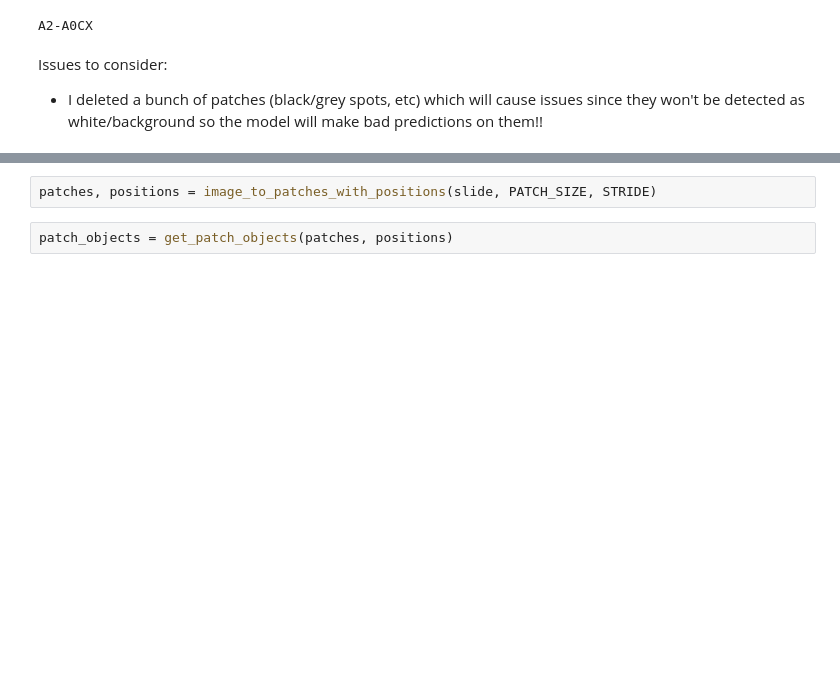
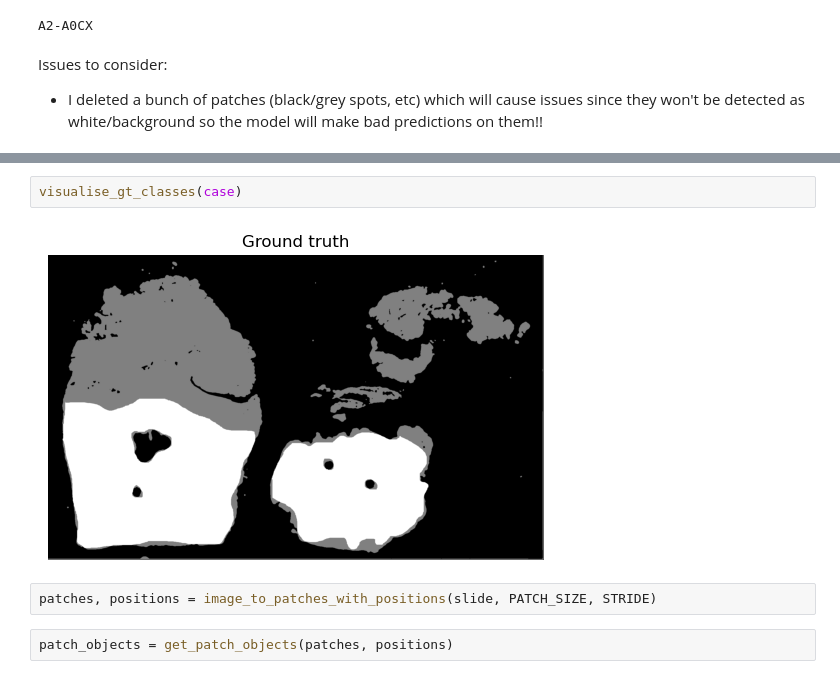
Before and after one commit to Alexandra-Smith/masters, a Jupyter notebook: notebooks/11-heatmaps.ipynb, the cells around one changed output, grey strips where cells are left out. Drawn from its saved outputs; the diff is of its cells as text; blank space fills up the shorter version.

```diff
--- a/notebooks/11-heatmaps.ipynb
+++ b/notebooks/11-heatmaps.ipynb
@@ -464,3 +576,7 @@ Issues to consider:
+# %%
+visualise_gt_classes(case)
+# %% [output]
+[figure, added]
 # %%
 patches, positions = image_to_patches_with_positions(slide, PATCH_SIZE, STRIDE)
 # %%
```
Also changed, not shown: parts of 18 cells of this notebook.
